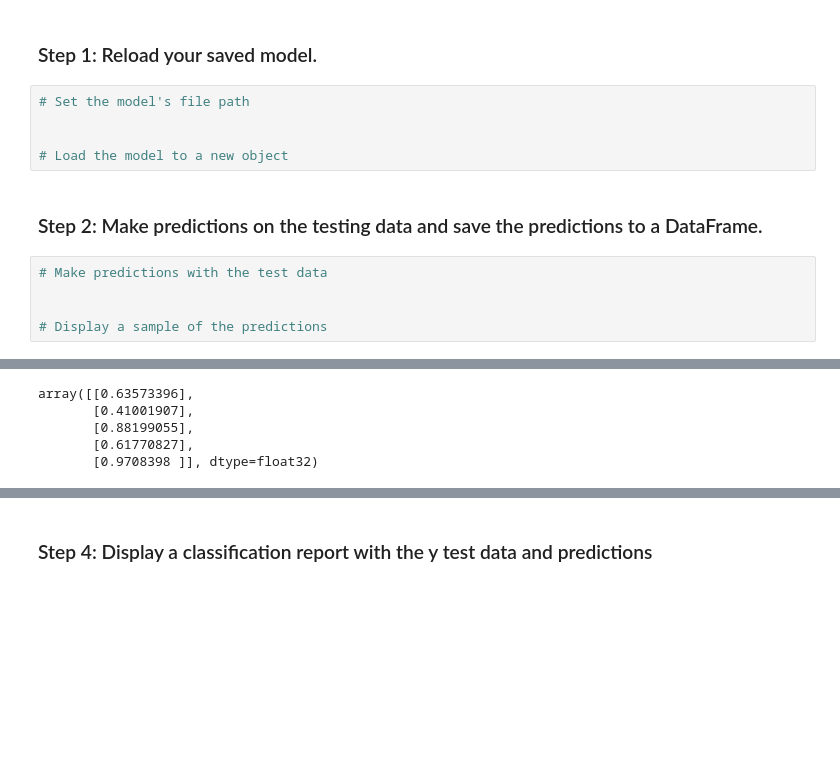
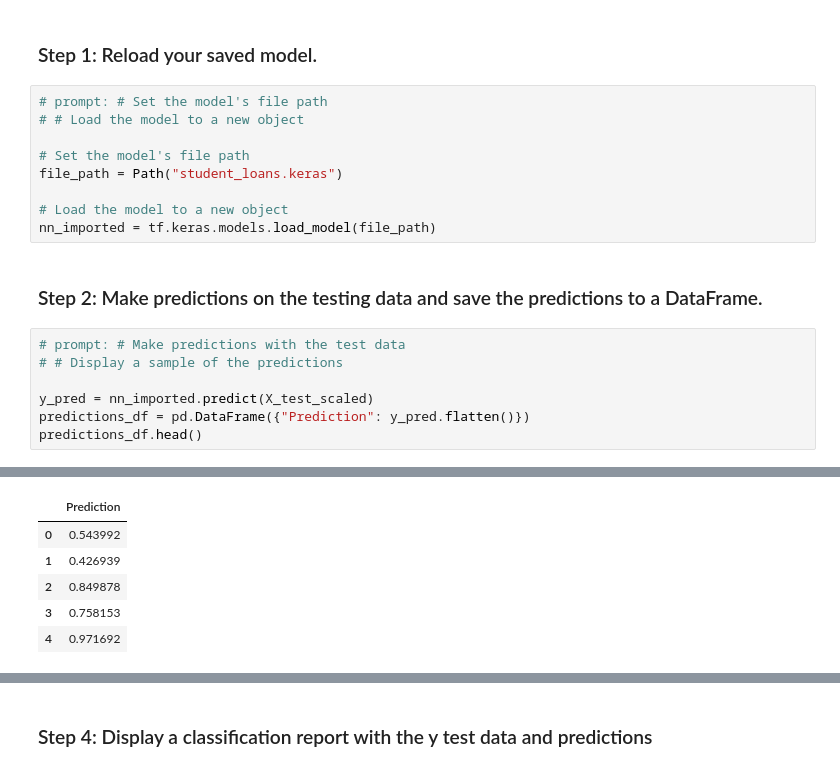
Before and after one commit to cscheese/neural-network-challenge-1, a Jupyter notebook: student_loans_with_deep_learning.ipynb, the cells around one changed output, grey strips where cells are left out. Saved outputs shown, nothing was run; the diff lists cells and outputs as text; blank space fills up the shorter version.

```diff
--- a/student_loans_with_deep_learning.ipynb
+++ b/student_loans_with_deep_learning.ipynb
@@ -191,15 +239,21 @@ Loss: 0.5049149394035339, Accuracy: 0.7350000143051147
 # %% [markdown]
 ### Step 1: Reload your saved model.
 # %%
+# prompt: # Set the model's file path
+# # Load the model to a new object
+
 # Set the model's file path
-
+file_path = Path("student_loans.keras")
 
 # Load the model to a new object
+nn_imported = tf.keras.models.load_model(file_path)
 # %% [markdown]
 ### Step 2: Make predictions on the testing data and save the predictions to a DataFrame.
 # %%
-# Make predictions with the test data
+# prompt: # Make predictions with the test data
+# # Display a sample of the predictions
 
-
-# Display a sample of the predictions
+y_pred = nn_imported.predict(X_test_scaled)
+predictions_df = pd.DataFrame({"Prediction": y_pred.flatten()})
+predictions_df.head()
 # %% [output]
@@ -207,6 +261,7 @@ Loss: 0.5049149394035339, Accuracy: 0.7350000143051147
-array([[0.63573396],
-       [0.41001907],
-       [0.88199055],
-       [0.61770827],
-       [0.9708398 ]], dtype=float32)
+|  | Prediction |
+| 0 | 0.543992 |
+| 1 | 0.426939 |
+| 2 | 0.849878 |
+| 3 | 0.758153 |
+| 4 | 0.971692 |
 # %%
```
Also changed, not shown: parts of 20 cells of this notebook.
